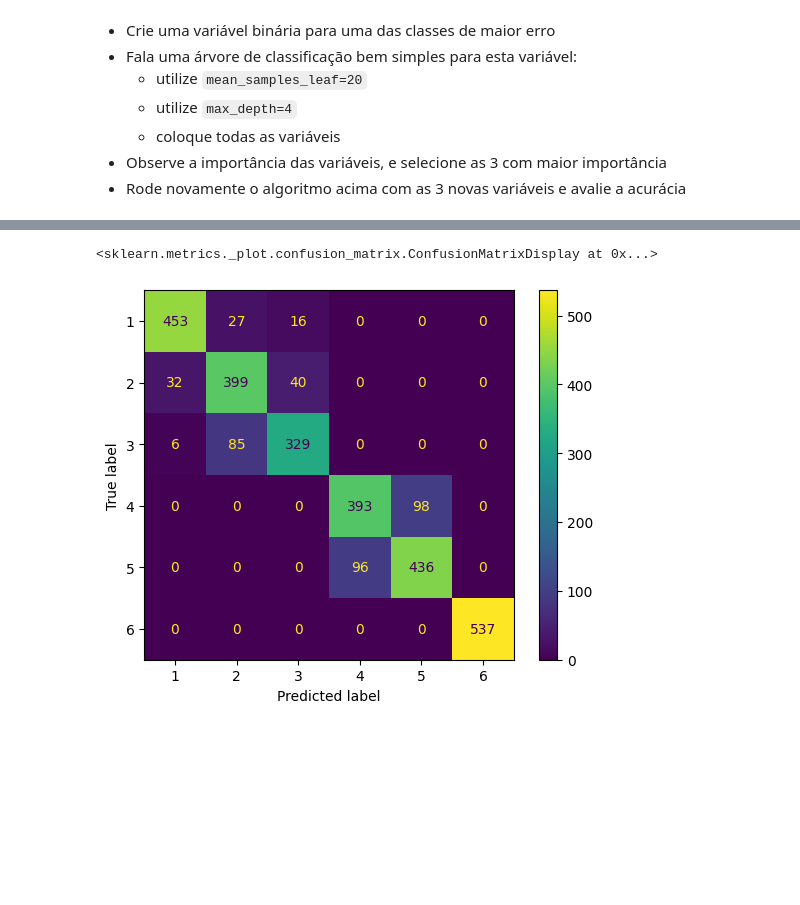
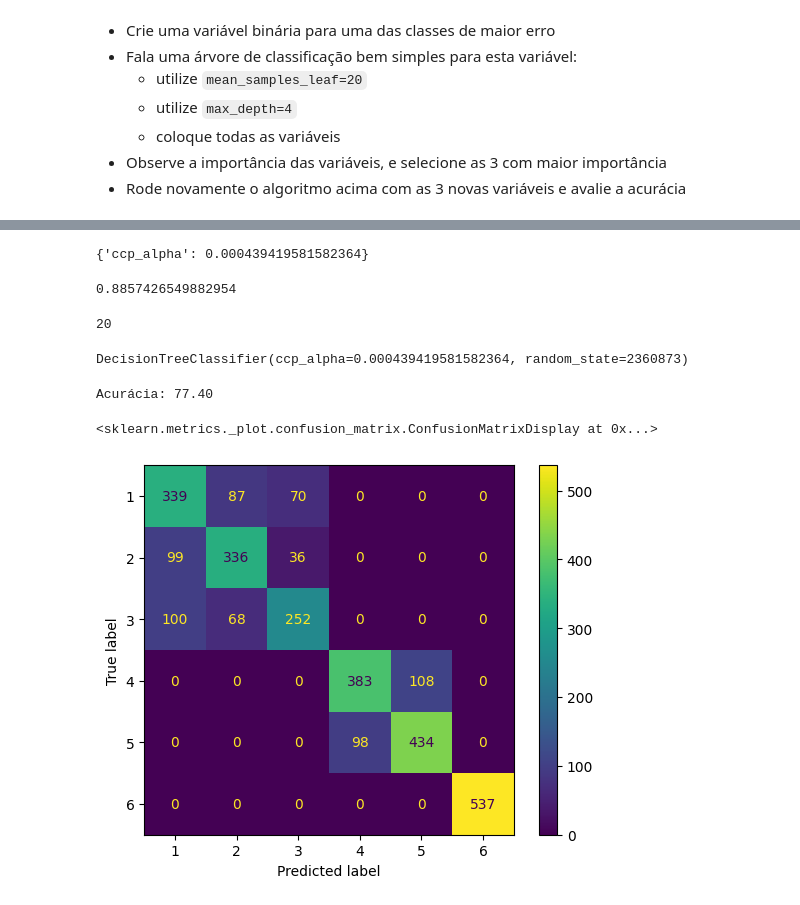
Before and after one commit to piresthiago10/estudos_data_science, a Jupyter notebook: modulo_17_arvores_2/mod17_tarefa_3.ipynb, the cells around one changed output, grey strips where cells are left out. Drawn from its saved outputs; the diff is of its cells as text; code cells hidden in the pictures; blank space fills up the shorter version.

```diff
--- a/modulo_17_arvores_2/mod17_tarefa_3.ipynb
+++ b/modulo_17_arvores_2/mod17_tarefa_3.ipynb
@@ -167,0 +233,8 @@ clf = DecisionTreeClassifier(random_state=2360873, min_samples_leaf=20).fit(X_tr
+# %%
+clf_binary = DecisionTreeClassifier(random_state=2360873, min_samples_leaf=20)
+path = clf_binary.cost_complexity_pruning_path(X_train[variaveis_relevantes_filtradas], y_train)
+ccp_alphas, impurities = caminho.ccp_alphas, caminho.impurities
+grid_parametros = {"ccp_alpha": ccp_alphas[::10]}
+# %%
+grid = GridSearchCV(estimator=clf_binary, param_grid=grid_parametros, cv=10, verbose=10)
+grid.fit(X_train[variaveis_relevantes_filtradas], y_train)
@@ -167,0 +271,3 @@ clf = DecisionTreeClassifier(random_state=2360873, min_samples_leaf=20).fit(X_tr
+# %%
+resultados = pd.DataFrame(grid.cv_results_)
+resultados.head()
@@ -168,5 +281,29 @@ clf = DecisionTreeClassifier(random_state=2360873, min_samples_leaf=20).fit(X_tr
+# %%
+grid.best_params_
+# %% [output]
+{'ccp_alpha': 0.000439419581582364}
+# %%
+grid.best_score_
+# %% [output]
+0.8857426549882954
+# %%
+grid.best_index_
+# %% [output]
+20
+# %%
+melhor_ccp = resultados.iloc[grid.best_index_, 4]
+
+clf_var_relevantes = DecisionTreeClassifier(random_state=2360873, ccp_alpha=melhor_ccp).fit(X_train[variaveis_relevantes_filtradas], y_train)
+clf_var_relevantes
+# %% [output]
+DecisionTreeClassifier(ccp_alpha=0.000439419581582364, random_state=2360873)
+# %%
+acuracia_teste = clf_var_relevantes.score(X_test[variaveis_relevantes_filtradas], y_test_df)
+print(f'Acurácia: {acuracia_teste*100:.2f}')
+# %% [output]
+Acurácia: 77.40
 # %%
-ConfusionMatrixDisplay.from_estimator(estimator=clf, X=X_test, y=y_test_df)
+ConfusionMatrixDisplay.from_estimator(estimator=clf_var_relevantes, X=X_test[variaveis_relevantes_filtradas], y=y_test_df)
 # %% [output]
 <sklearn.metrics._plot.confusion_matrix.ConfusionMatrixDisplay at 0x...>
-[figure, old version]
+[figure, new version]
```
Also changed, not shown: parts of 15 cells of this notebook.
